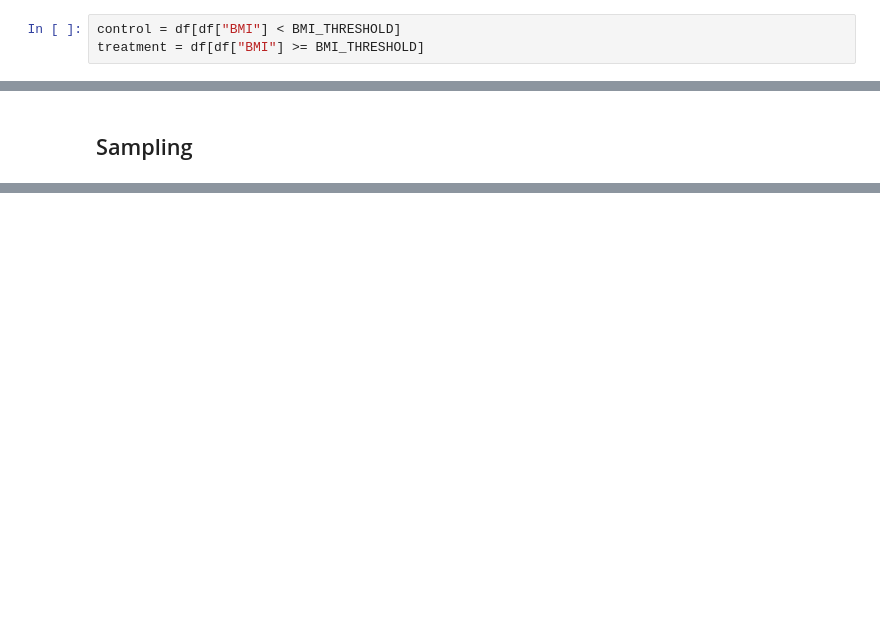
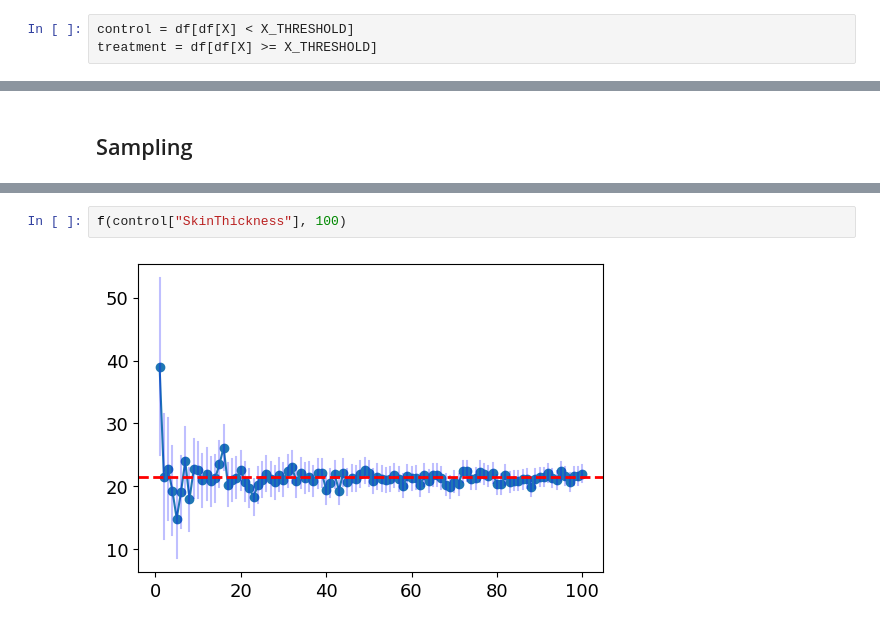
Before and after one commit to 000alen/cs50-statistical-inference, a Jupyter notebook: Alen.ipynb, the cells around one changed output, grey strips where cells are left out. Drawn from its saved outputs; the diff is of its cells as text; blank space fills up the shorter version.

```diff
--- a/Alen.ipynb
+++ b/Alen.ipynb
@@ -38,6 +42,6 @@ df.describe()[["BMI", "SkinThickness"]]
 | 75% | 36.900000 | 36.000000 |
 | max | 67.100000 | 99.000000 |
 # %%
-control = df[df["BMI"] < BMI_THRESHOLD]
-treatment = df[df["BMI"] >= BMI_THRESHOLD]
+control = df[df[X] < X_THRESHOLD]
+treatment = df[df[X] >= X_THRESHOLD]
 # %%
@@ -362,0 +189,4 @@ plt.show()
+# %%
+f(control["SkinThickness"], 100)
+# %% [output]
+[figure, added]
```
Also changed, not shown: parts of 15 cells of this notebook.
